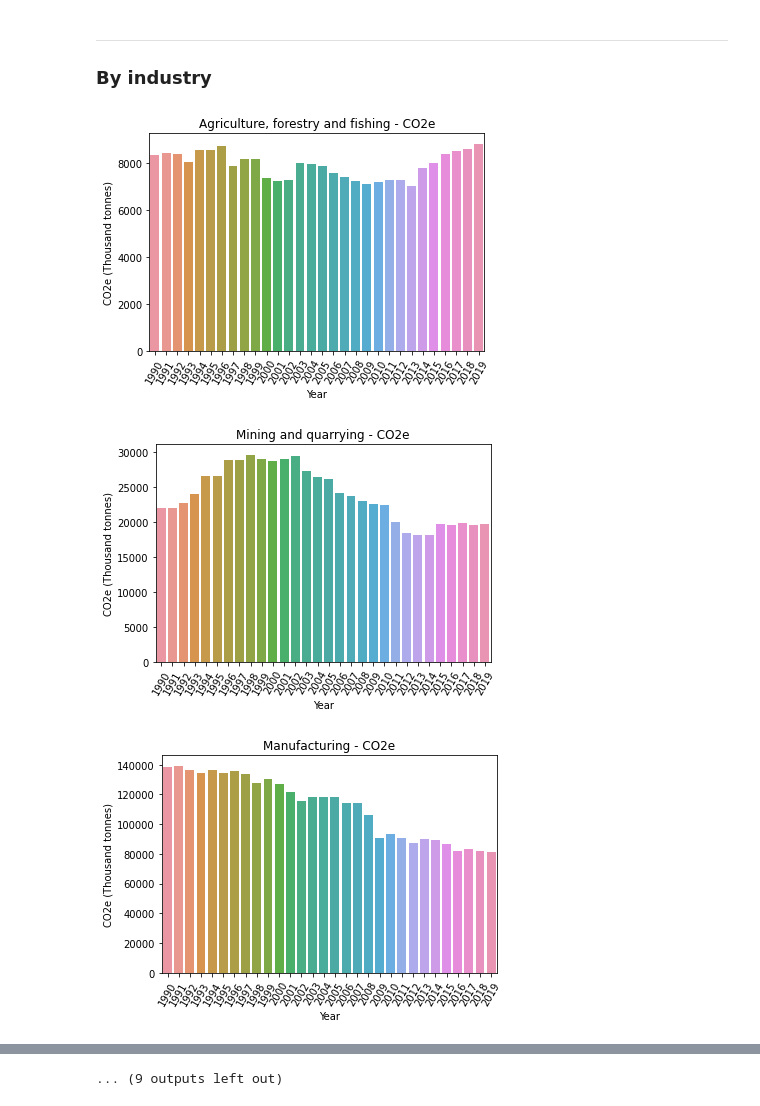
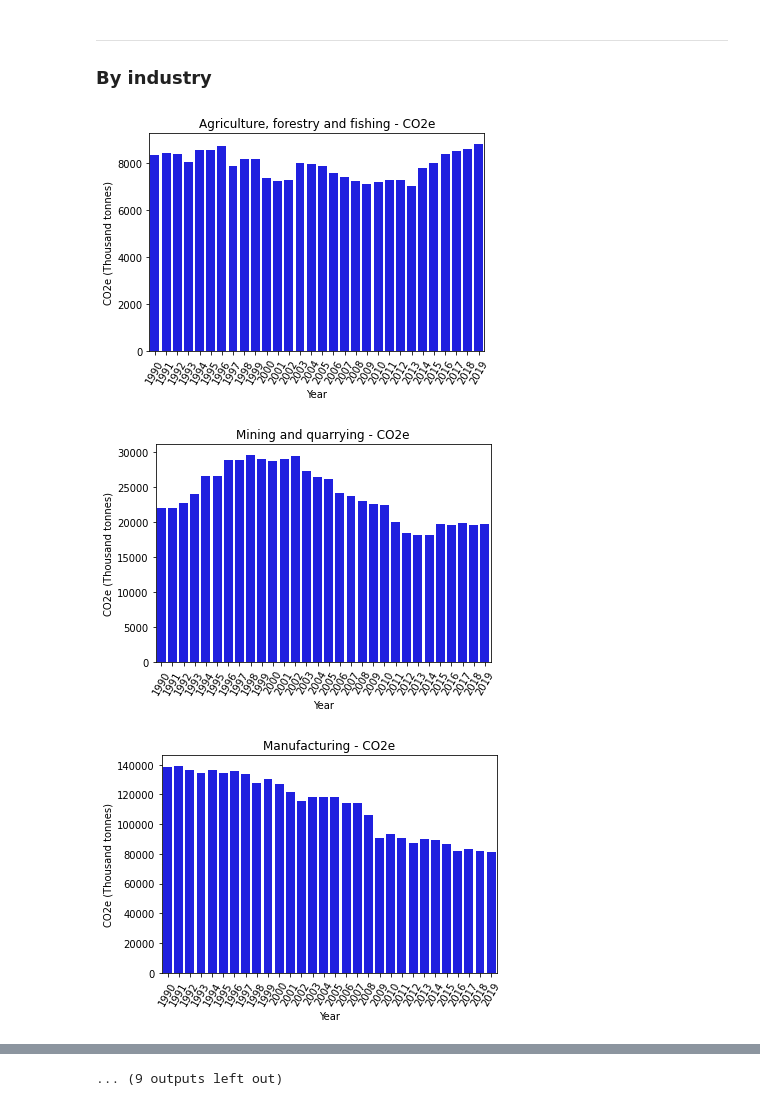
Before and after one commit to theodi/data-ecosystems-net-zero, a Jupyter notebook: UKNetZero.ipynb, the cells around one changed output, grey strips where cells are left out. Drawn from its saved outputs; the diff is of its cells as text; code cells hidden in the pictures.

```diff
--- a/UKNetZero.ipynb
+++ b/UKNetZero.ipynb
@@ -140,4 +226,7 @@ next_sixteen_yrs_emissions
 next_sixteen_yrs_df = pd.DataFrame(data={"Year": list(range(2020, 2036)), "CO2e": next_sixteen_yrs_emissions})
+# %%
+# Round the emissions to one decimal point
+next_sixteen_yrs_df = next_sixteen_yrs_df.round(decimals=1)
 # %%
 next_sixteen_yrs_df
 # %% [output]
@@ -170,3 +261,10 @@ transposed_overview.reset_index().at[0, "CO2e"]
 From the above approximation, based on a year-on-year reduction in emissions of ~1.01%, the UK should be able to reach its Net Zero goals (78% of 1990's emissions levels) by 2035.
 # %% [markdown]
 It is important to point out this approximation is incomplete and it is not accounting for different changes in the UK. As the next section will show, there are industries where the CO2 emissions have steadily increasing for the past few years. Moreover, these figures are dependant on many factors, for example, population numbers.
+# %%
+# Create a concatenated frame for the entire period 1990 to 2035
+entire_period_df = pd.concat([transposed_overview, next_sixteen_yrs_df])
+# %%
+# Reconstruct the dataframe to ignore any unecessary information
+# and so focus just on the year and the emissions quantity
+reconstructed_entire_period_df = pd.DataFrame(data={"Year": list(entire_period_df.Year), "CO2e": list(entire_period_df.CO2e)})
@@ -172,0 +291,10 @@ It is important to point out this approximation is incomplete and it is not acco
+# %%
+# Create a bar graph of the entire 45 year period
+graph = sns.lineplot(
+    x="Year",
+    y="CO2e",
+    data=reconstructed_entire_period_df,
+)
+
+# graph.set_xticklabels(graph.get_xticklabels(), rotation=60);
+graph.set_title("Figure 2. CO2 emitted (thousand tonnes) for the period 1990 \nto 2035 as approximated from the values of 1990 to 2019");
@@ -188,15 +318,16 @@ labels = list(industries.columns)[1:]
 # %%
 for label in labels:
     plt.figure()
     graph = sns.barplot(
     x="Year",
     y=label,
-    data=industries
+    data=industries,
+    color='blue'
 )
     graph.set_title(f"{label} - CO2e")
     graph.set_ylabel("CO2e (Thousand tonnes)")
     graph.set_xticklabels(graph.get_xticklabels(), rotation=60);
 # %% [output]
-[figure, old version]
+[figure, new version]
-[figure, old version]
+[figure, new version]
-[figure, old version]
+[figure, new version]
```
Also changed, not shown: parts of 19 cells of this notebook.
